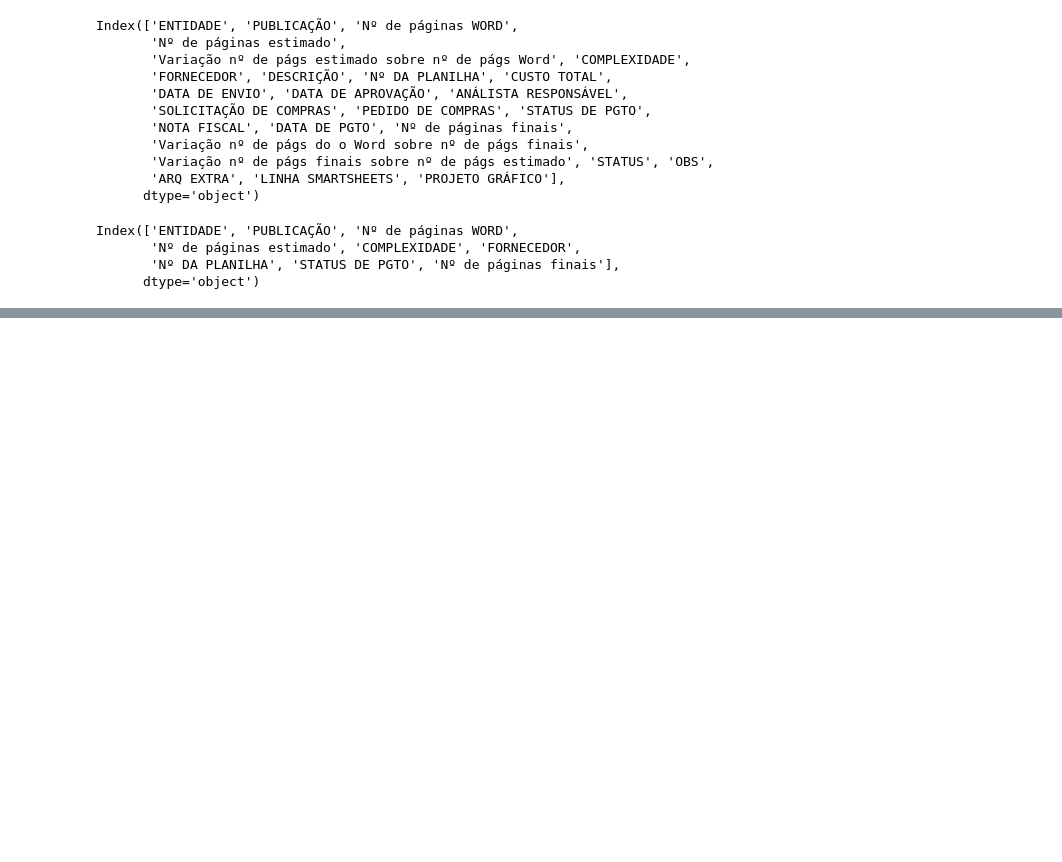
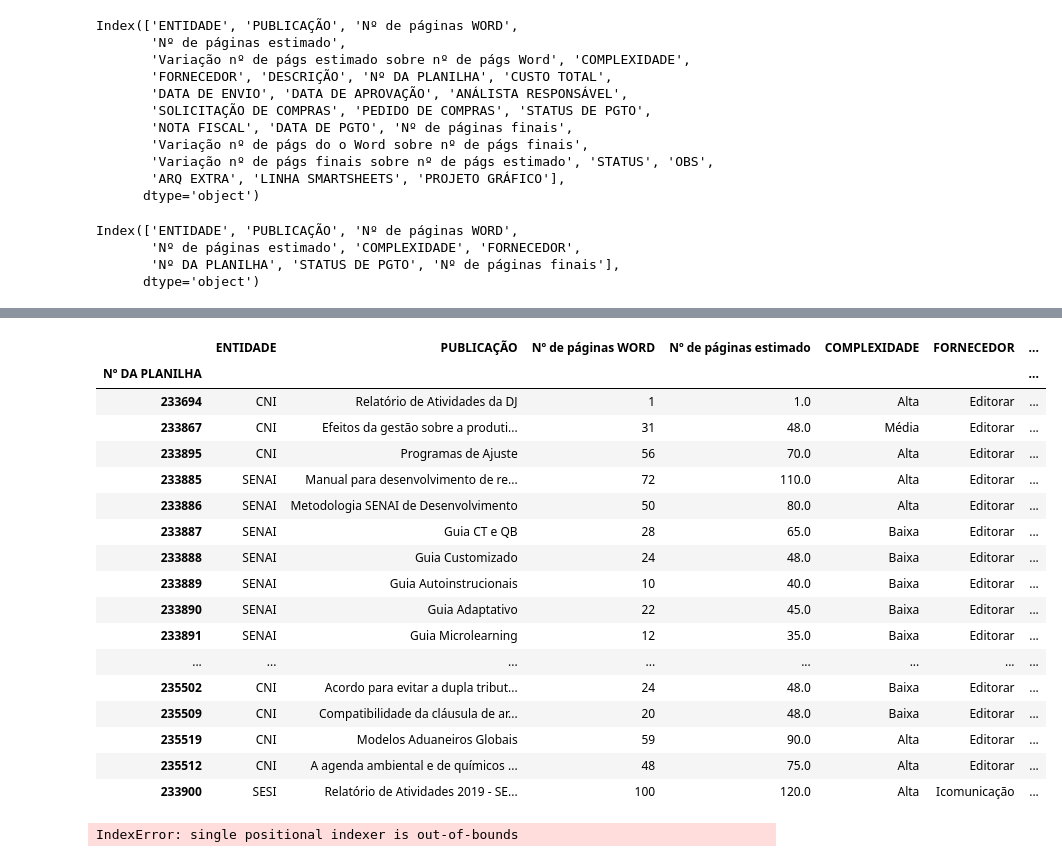
Before and after one commit to WalnerPessoa/Fluxo_Editorial, a Jupyter notebook: testes/gerar_nova_tabela.ipynb, the cells around one changed output, grey strips where cells are left out. Cells and saved outputs as stored; diff of their text form; code cells hidden in the pictures; blank space fills up the shorter version.

Commit message:
método para manipular tabelas

```diff
--- a/testes/gerar_nova_tabela.ipynb
+++ b/testes/gerar_nova_tabela.ipynb
@@ -104,3 +104,5 @@ Index(['ENTIDADE', 'PUBLICAÇÃO', 'Nº de páginas WORD',
        'Nº de páginas estimado', 'COMPLEXIDADE', 'FORNECEDOR',
        'Nº DA PLANILHA', 'STATUS DE PGTO', 'Nº de páginas finais'],
       dtype='object')
+# %%
+excelFile2.set_index('Nº DA PLANILHA',inplace=True)
@@ -106,0 +121,39 @@ Index(['ENTIDADE', 'PUBLICAÇÃO', 'Nº de páginas WORD',
+# %%
+excelFile2=excelFile2.dropna()
+# %%
+excelFile2
+# %% [output]
+|  | ENTIDADE | PUBLICAÇÃO | Nº de páginas WORD | Nº de páginas estimado | COMPLEXIDADE | FORNECEDOR | ... |
+| Nº DA PLANILHA |  |  |  |  |  |  | ... |
+| 233694 | CNI | Relatório de Atividades da DJ | 1 | 1.0 | Alta | Editorar | ... |
+| 233867 | CNI | Efeitos da gestão sobre a produti... | 31 | 48.0 | Média | Editorar | ... |
+| 233895 | CNI | Programas de Ajuste | 56 | 70.0 | Alta | Editorar | ... |
+| 233885 | SENAI | Manual para desenvolvimento de re... | 72 | 110.0 | Alta | Editorar | ... |
+| 233886 | SENAI | Metodologia SENAI de Desenvolvimento | 50 | 80.0 | Alta | Editorar | ... |
+| 233887 | SENAI | Guia CT e QB | 28 | 65.0 | Baixa | Editorar | ... |
+| 233888 | SENAI | Guia Customizado | 24 | 48.0 | Baixa | Editorar | ... |
+| 233889 | SENAI | Guia Autoinstrucionais | 10 | 40.0 | Baixa | Editorar | ... |
+| 233890 | SENAI | Guia Adaptativo | 22 | 45.0 | Baixa | Editorar | ... |
+| 233891 | SENAI | Guia Microlearning | 12 | 35.0 | Baixa | Editorar | ... |
+| ... | ... | ... | ... | ... | ... | ... | ... |
+| 235502 | CNI | Acordo para evitar a dupla tribut... | 24 | 48.0 | Baixa | Editorar | ... |
+| 235509 | CNI | Compatibilidade da cláusula de ar... | 20 | 48.0 | Baixa | Editorar | ... |
+| 235519 | CNI | Modelos Aduaneiros Globais | 59 | 90.0 | Alta | Editorar | ... |
+| 235512 | CNI | A agenda ambiental e de químicos ... | 48 | 75.0 | Alta | Editorar | ... |
+| 233900 | SESI | Relatório de Atividades 2019 - SE... | 100 | 120.0 | Alta | Icomunicação | ... |
+# %%
+# https://pt.stackoverflow.com/questions/373395/dataframe-pandas-criando-nova-coluna-ap%C3%B3s-compara%C3%A7%C3%A3o-entre-colunas
+#Criando uma nova coluna no DataFrame.
+
+# Criando nova coluna
+df['Nº Imagens'] = 'NaN'
+#Fazendo a iteração:
+
+for index, row in df.iterrows():
+    if row['Nº DA PLANILHA'] == row['ds_cidade']:
+        df.loc[index,'nova_coluna'] =  str(df.loc[index,'CODIGO'])
+
+# Apresentando o novo df:
+print(df)
+# %% [output]
+IndexError: single positional indexer is out-of-bounds
```
Also changed, not shown: parts of 2 cells of this notebook, 1 other file.
